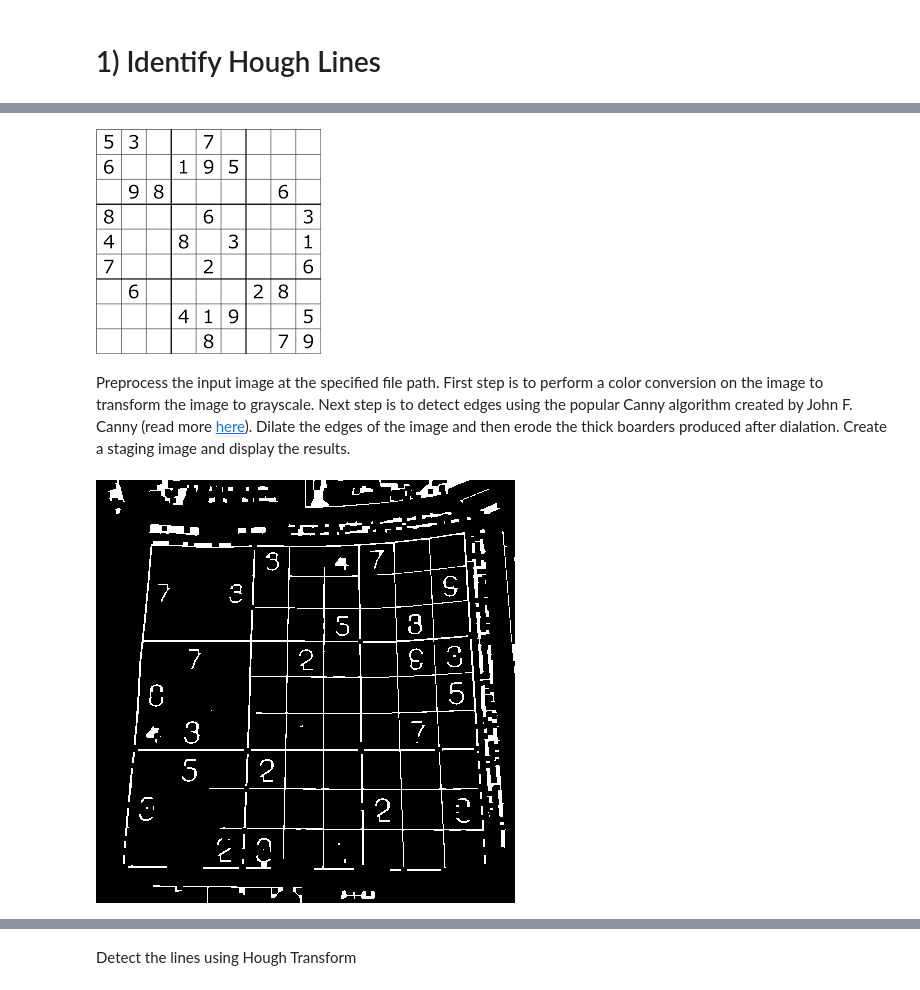
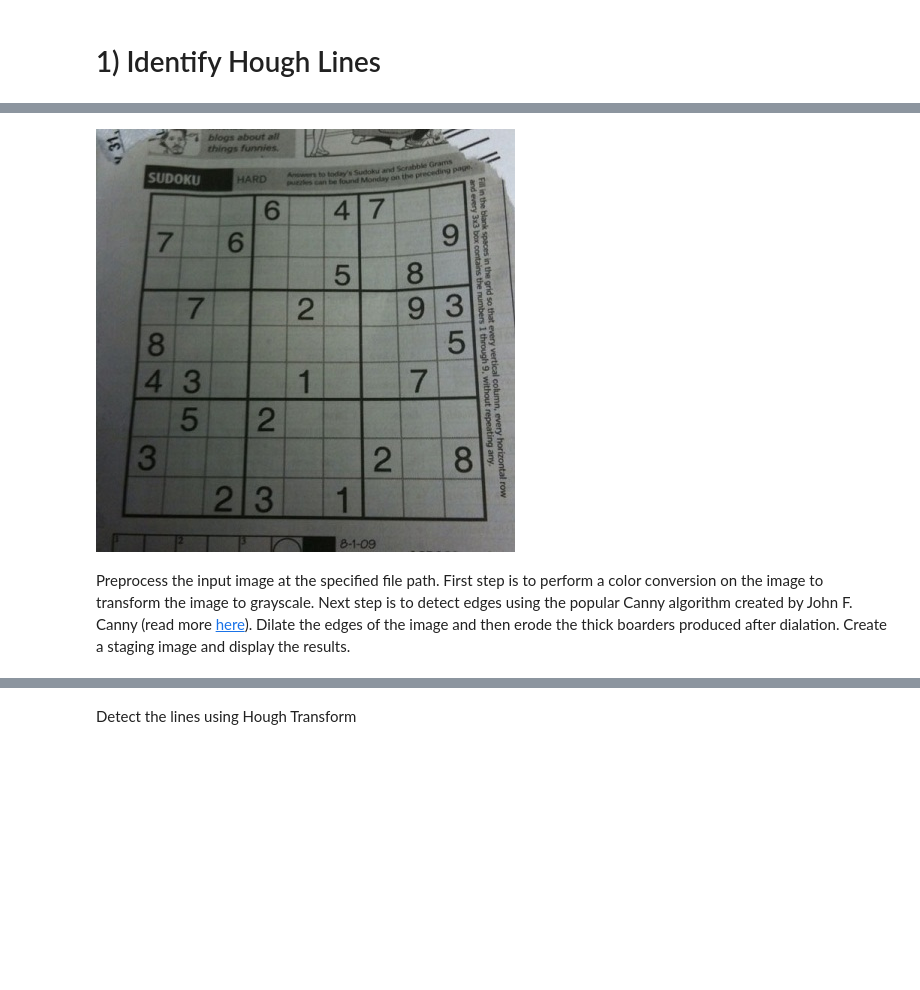
Before and after one commit to BrettFX/Superdoku, a Jupyter notebook: Prototype/Python/PuzzleImageExtractor/Puzzle Image Extraction OpenCV.ipynb, the cells around one changed output, grey strips where cells are left out. Saved outputs shown, nothing was run; the diff lists cells and outputs as text; code cells hidden in the pictures; blank space fills up the shorter version.

Commit message:
Follow new tutorial for extracting sudoku puzzle image See: https://medium.com/@neshpatel/solving-sudoku-part-ii-9a7019d196a2

```diff
--- a/Prototype/Python/PuzzleImageExtractor/Puzzle Image Extraction OpenCV.ipynb
+++ b/Prototype/Python/PuzzleImageExtractor/Puzzle Image Extraction OpenCV.ipynb
@@ -19,46 +28,7 @@ glob.glob("../../Images/*")
 # %%
-file_path = '../../Images/1.png'
+file_path = '../../Images/sudoku-original.jpg'
 Image(file_path)
 # %% [output]
-[figure, old version]
+[figure, new version]
 # %% [markdown]
 Preprocess the input image at the specified file path. First step is to perform a color conversion on the image to transform the image to grayscale. Next step is to detect edges using the popular Canny algorithm created by John F. Canny (read more [here](https://opencv-python-tutroals.readthedocs.io/en/latest/py_tutorials/py_imgproc/py_canny/py_canny.html)). Dilate the edges of the image and then erode the thick boarders produced after dialation. Create a staging image and display the results.
-# %%
-apply_filter = False
-
-# img = cv2.imread(file_path)
-# gray = cv2.cvtColor(img,cv2.COLOR_BGR2GRAY)
-# edges = cv2.Canny(gray,50,150,apertureSize = 3)
-# minLineLength = 1000
-# maxLineGap = 10
-# lines = cv2.HoughLinesP(edges,1,np.pi/180,100,minLineLength,maxLineGap)
-# for x1,y1,x2,y2 in lines[0]:
-#     cv2.line(img,(x1,y1),(x2,y2),(0,255,0),2)
-
-# cv2.imwrite('houghlines5.jpg',img)
-# Image('houghlines5.jpg')
-
-# img = cv2.imread(file_path)
-# gray = cv2.cvtColor(img, cv2.COLOR_BGR2GRAY)
-# blur = cv2.medianBlur(gray, 5)
-# adapt_type = cv2.ADAPTIVE_THRESH_GAUSSIAN_C
-# thresh_type = cv2.THRESH_BINARY_INV
-# bin_img = cv2.adaptiveThreshold(blur, 255, adapt_type, thresh_type, 11, 2)
-# cv2.imwrite('binary.jpg',bin_img)
-# Image('binary.jpg')
-
-img = cv2.imread(file_path)
-
-# Preprocess the input image
-gray = cv2.cvtColor(img,cv2.COLOR_BGR2GRAY)
-edges = cv2.Canny(gray,90,150,apertureSize = 3)
-kernel = np.ones((3,3),np.uint8)
-edges = cv2.dilate(edges,kernel,iterations = 1)
-kernel = np.ones((5,5),np.uint8)
-edges = cv2.erode(edges,kernel,iterations = 1)
-cv2.imwrite('canny.jpg',edges)
-
-# Display image (only supported in ipynb)
-Image('canny.jpg')
-# %% [output]
-[figure, removed]
```
Also changed, not shown: parts of 9 cells of this notebook, 2 other files.
